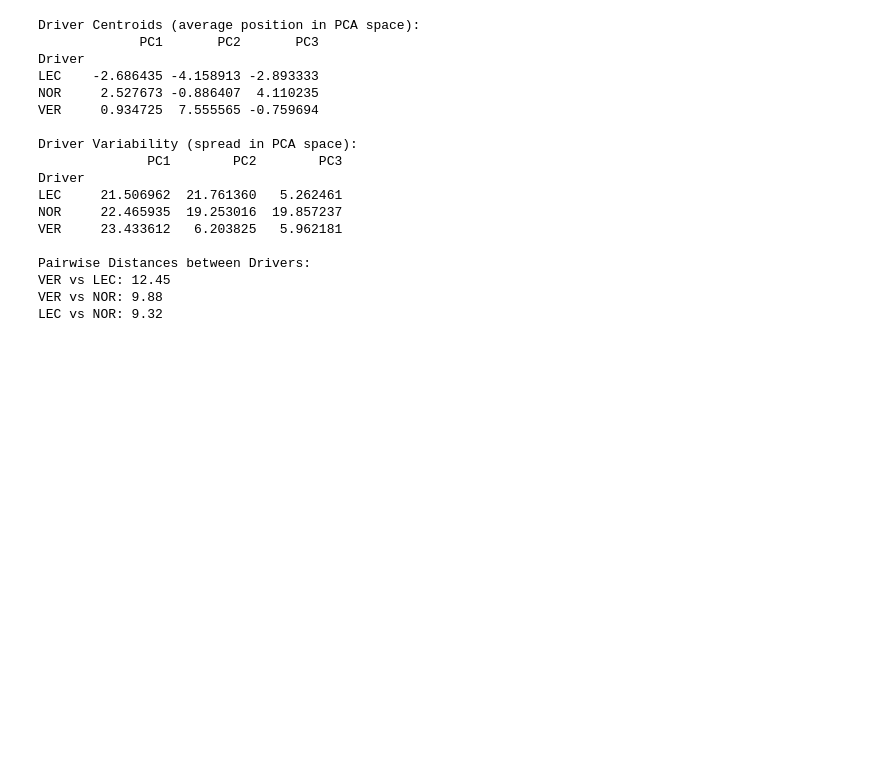
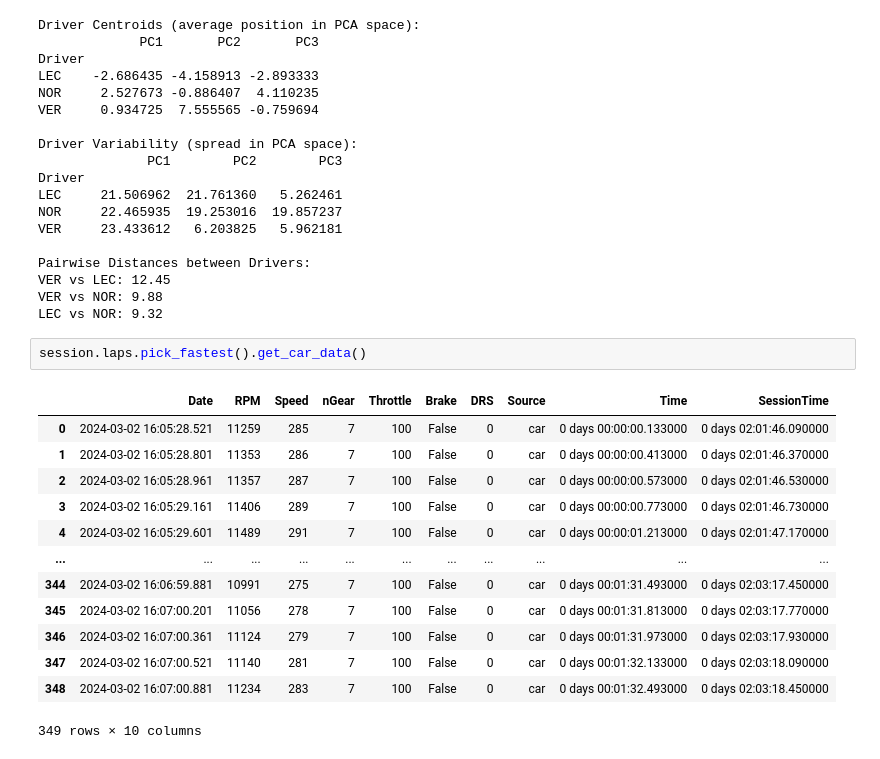
Before and after one commit to akatelync/f1-exploration, a Jupyter notebook: sample_notebook.ipynb, the cells around one changed output. Cells and saved outputs as stored; diff of their text form; blank space fills up the shorter version.

```diff
--- a/sample_notebook.ipynb
+++ b/sample_notebook.ipynb
@@ -349,3 +349,19 @@ Pairwise Distances between Drivers:
 VER vs LEC: 12.45
 VER vs NOR: 9.88
 LEC vs NOR: 9.32
+# %%
+session.laps.pick_fastest().get_car_data()
+# %% [output]
+|  | Date | RPM | Speed | nGear | Throttle | Brake | DRS | Source | Time | SessionTime |
+| 0 | 2024-03-02 16:05:28.521 | 11259 | 285 | 7 | 100 | False | 0 | car | 0 days 00:00:00.133000 | 0 days 02:01:46.090000 |
+| 1 | 2024-03-02 16:05:28.801 | 11353 | 286 | 7 | 100 | False | 0 | car | 0 days 00:00:00.413000 | 0 days 02:01:46.370000 |
+| 2 | 2024-03-02 16:05:28.961 | 11357 | 287 | 7 | 100 | False | 0 | car | 0 days 00:00:00.573000 | 0 days 02:01:46.530000 |
+| 3 | 2024-03-02 16:05:29.161 | 11406 | 289 | 7 | 100 | False | 0 | car | 0 days 00:00:00.773000 | 0 days 02:01:46.730000 |
+| 4 | 2024-03-02 16:05:29.601 | 11489 | 291 | 7 | 100 | False | 0 | car | 0 days 00:00:01.213000 | 0 days 02:01:47.170000 |
+| ... | ... | ... | ... | ... | ... | ... | ... | ... | ... | ... |
+| 344 | 2024-03-02 16:06:59.881 | 10991 | 275 | 7 | 100 | False | 0 | car | 0 days 00:01:31.493000 | 0 days 02:03:17.450000 |
+| 345 | 2024-03-02 16:07:00.201 | 11056 | 278 | 7 | 100 | False | 0 | car | 0 days 00:01:31.813000 | 0 days 02:03:17.770000 |
+| 346 | 2024-03-02 16:07:00.361 | 11124 | 279 | 7 | 100 | False | 0 | car | 0 days 00:01:31.973000 | 0 days 02:03:17.930000 |
+| 347 | 2024-03-02 16:07:00.521 | 11140 | 281 | 7 | 100 | False | 0 | car | 0 days 00:01:32.133000 | 0 days 02:03:18.090000 |
+| 348 | 2024-03-02 16:07:00.881 | 11234 | 283 | 7 | 100 | False | 0 | car | 0 days 00:01:32.493000 | 0 days 02:03:18.450000 |
+349 rows × 10 columns
```
Also changed, not shown: parts of 12 cells of this notebook, 3 other files.
